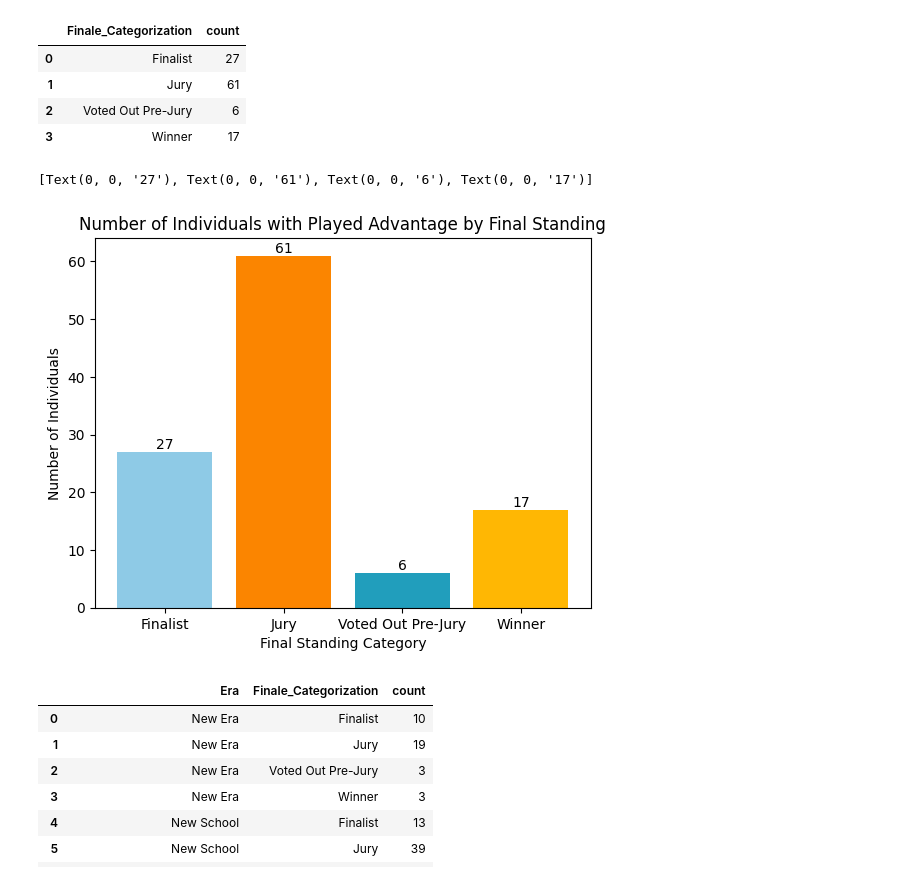
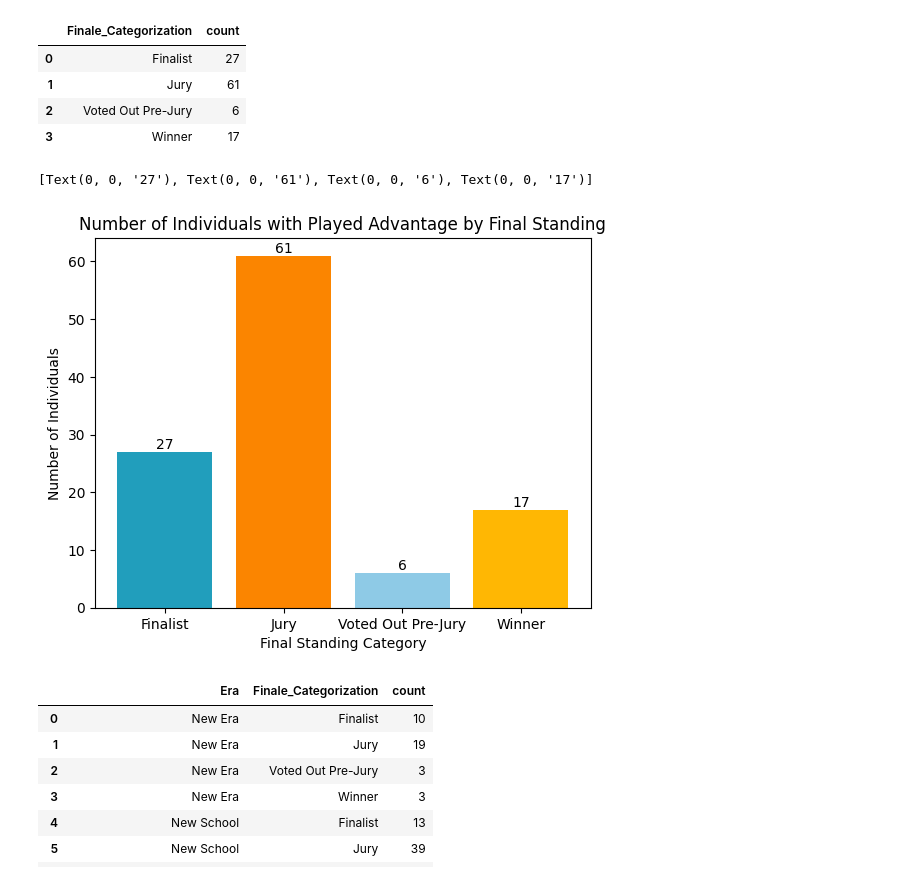
Before and after one commit to akerdolff/Survivor, a Jupyter notebook: Survivor_Analysis.ipynb, the cells around one changed output. Drawn from its saved outputs; the diff is of its cells as text; code cells hidden in the pictures.

```diff
--- a/Survivor_Analysis.ipynb
+++ b/Survivor_Analysis.ipynb
@@ -395,14 +397,14 @@ df_finale_categorization_played_advantage
 # %%
 # visualization of number of individuals with an advantage played grouped by finale categorization
 
 plt.title('Number of Individuals with Played Advantage by Final Standing')
-bars = plt.bar(df_finale_categorization_played_advantage['Finale_Categorization'], df_finale_categorization_played_advantage['count'], color = ['#8ecae6', '#fb8500', '#219ebc', '#ffb703'])
+bars = plt.bar(df_finale_categorization_played_advantage['Finale_Categorization'], df_finale_categorization_played_advantage['count'], color = [ '#219ebc', '#fb8500', '#8ecae6', '#ffb703'])
 plt.ylabel('Number of Individuals')
 plt.xlabel('Final Standing Category')
 plt.bar_label(bars)
 # %% [output]
 [Text(0, 0, '27'), Text(0, 0, '61'), Text(0, 0, '6'), Text(0, 0, '17')]
-[figure, old version]
+[figure, new version]
 # %%
 #Query: Number of individuals who played an advantage grouped first by era, then by finale category
 
```
Also changed, not shown: parts of 3 cells of this notebook, 4 other files.
